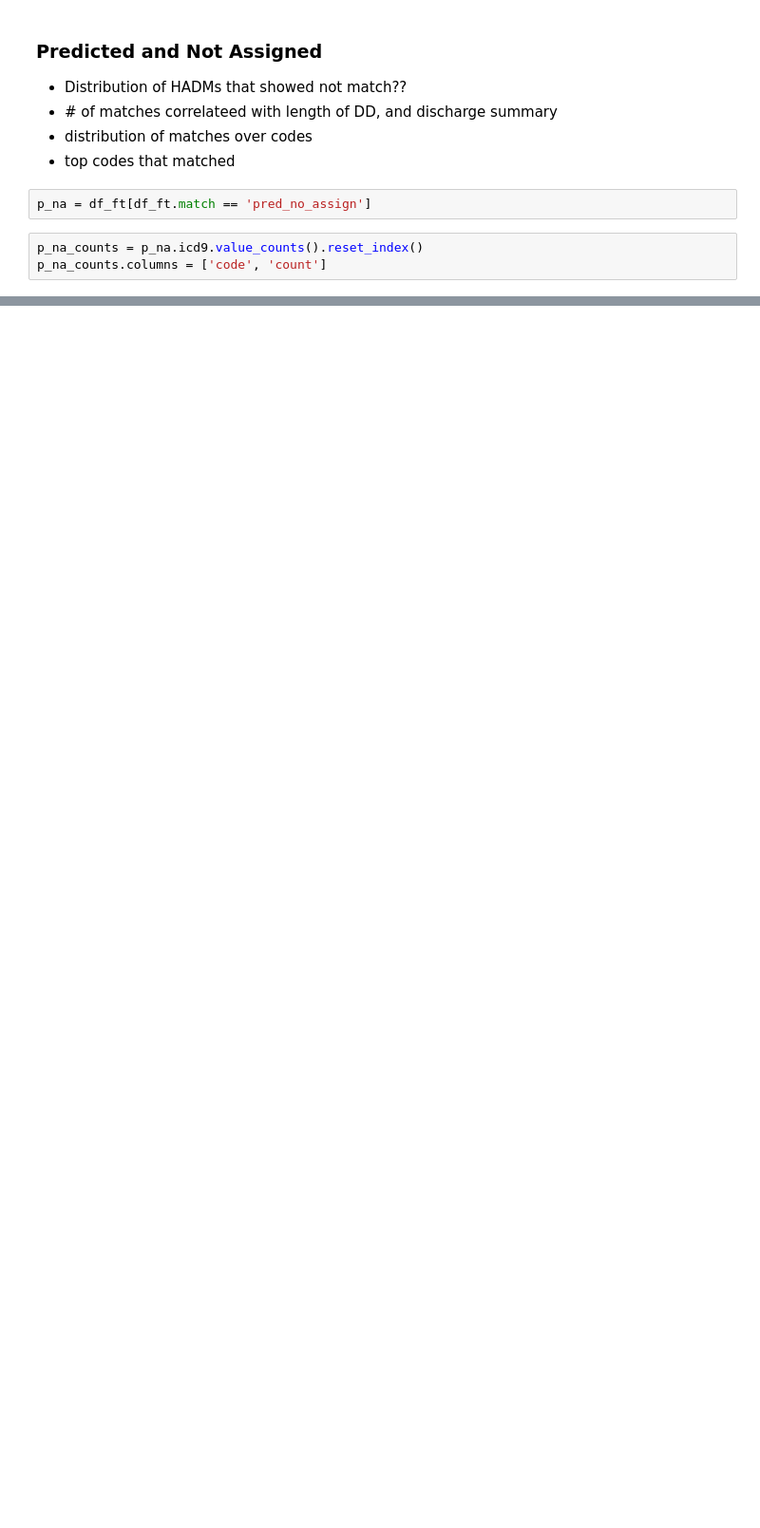
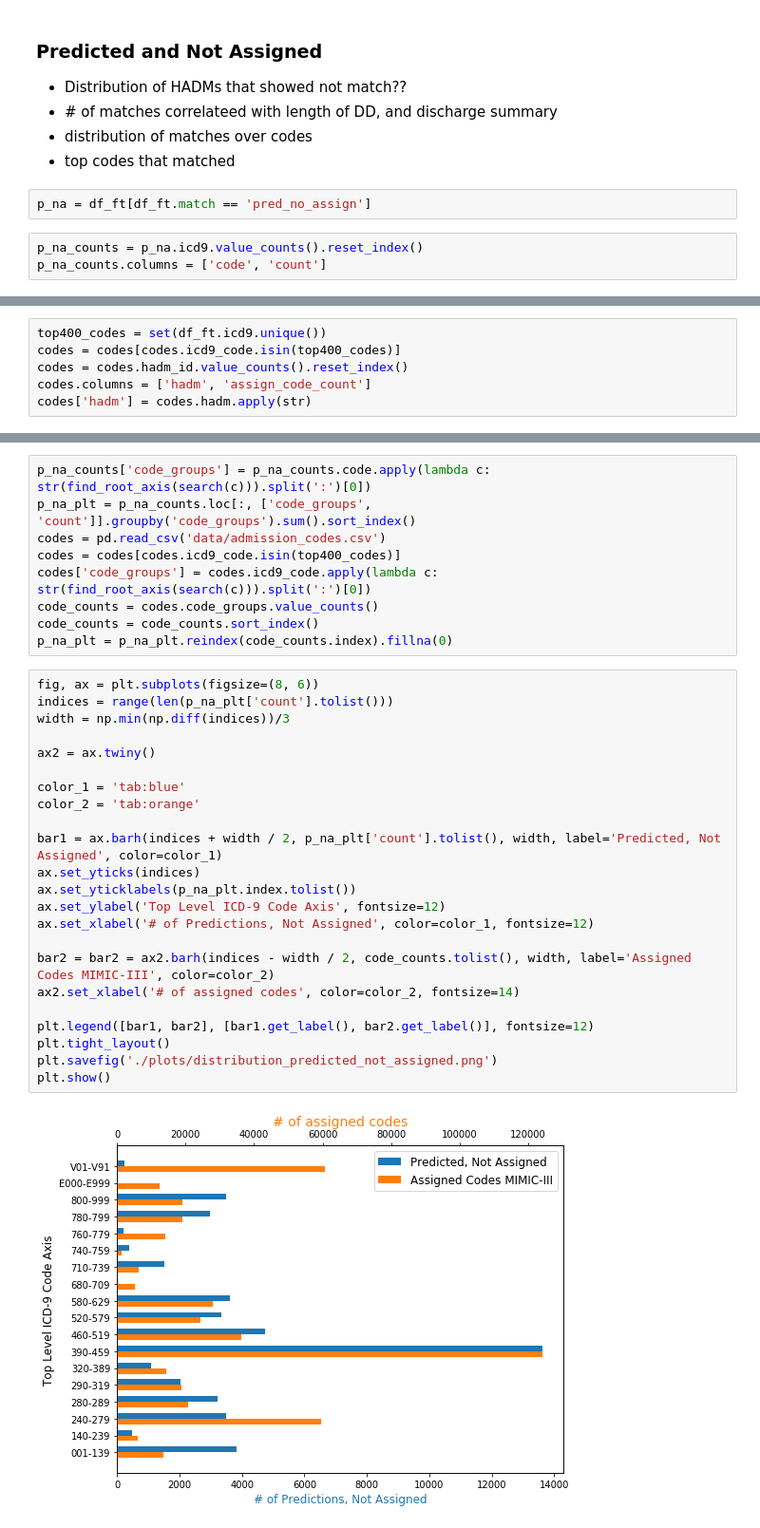
Before and after one commit to tomolopolis/MIMIC-III-Discharge-Diagnosis-Analysis, a Jupyter notebook: Main_Analysis.ipynb, the cells around one changed output, grey strips where cells are left out. Shown: that part at 95% size. Saved outputs shown, nothing was run; the diff lists cells and outputs as text; blank space fills up the shorter version.

```diff
--- a/Main_Analysis.ipynb
+++ b/Main_Analysis.ipynb
@@ -795,0 +785,6 @@ dds['hadm'] = dds.name.str.split(':').apply(lambda l: l[1])
+# %%
+top400_codes = set(df_ft.icd9.unique())
+codes = codes[codes.icd9_code.isin(top400_codes)]
+codes = codes.hadm_id.value_counts().reset_index()
+codes.columns = ['hadm', 'assign_code_count']
+codes['hadm'] = codes.hadm.apply(str)
@@ -795,0 +816,34 @@ dds['hadm'] = dds.name.str.split(':').apply(lambda l: l[1])
+# %%
+p_na_counts['code_groups'] = p_na_counts.code.apply(lambda c: str(find_root_axis(search(c))).split(':')[0])
+p_na_plt = p_na_counts.loc[:, ['code_groups', 'count']].groupby('code_groups').sum().sort_index()
+codes = pd.read_csv('data/admission_codes.csv')
+codes = codes[codes.icd9_code.isin(top400_codes)]
+codes['code_groups'] = codes.icd9_code.apply(lambda c: str(find_root_axis(search(c))).split(':')[0])
+code_counts = codes.code_groups.value_counts()
+code_counts = code_counts.sort_index()
+p_na_plt = p_na_plt.reindex(code_counts.index).fillna(0)
+# %%
+fig, ax = plt.subplots(figsize=(8, 6))
+indices = range(len(p_na_plt['count'].tolist()))
+width = np.min(np.diff(indices))/3
+
+ax2 = ax.twiny()
+
+color_1 = 'tab:blue'
+color_2 = 'tab:orange'
+
+bar1 = ax.barh(indices + width / 2, p_na_plt['count'].tolist(), width, label='Predicted, Not Assigned', color=color_1)
+ax.set_yticks(indices)
+ax.set_yticklabels(p_na_plt.index.tolist())
+ax.set_ylabel('Top Level ICD-9 Code Axis', fontsize=12)
+ax.set_xlabel('# of Predictions, Not Assigned', color=color_1, fontsize=12)
+
+bar2 = bar2 = ax2.barh(indices - width / 2, code_counts.tolist(), width, label='Assigned Codes MIMIC-III', color=color_2)
+ax2.set_xlabel('# of assigned codes', color=color_2, fontsize=14)
+
+plt.legend([bar1, bar2], [bar1.get_label(), bar2.get_label()], fontsize=12)
+plt.tight_layout()
+plt.savefig('./plots/distribution_predicted_not_assigned.png')
+plt.show()
+# %% [output]
+[figure, added]
```
Also changed, not shown: parts of 37 cells of this notebook.
